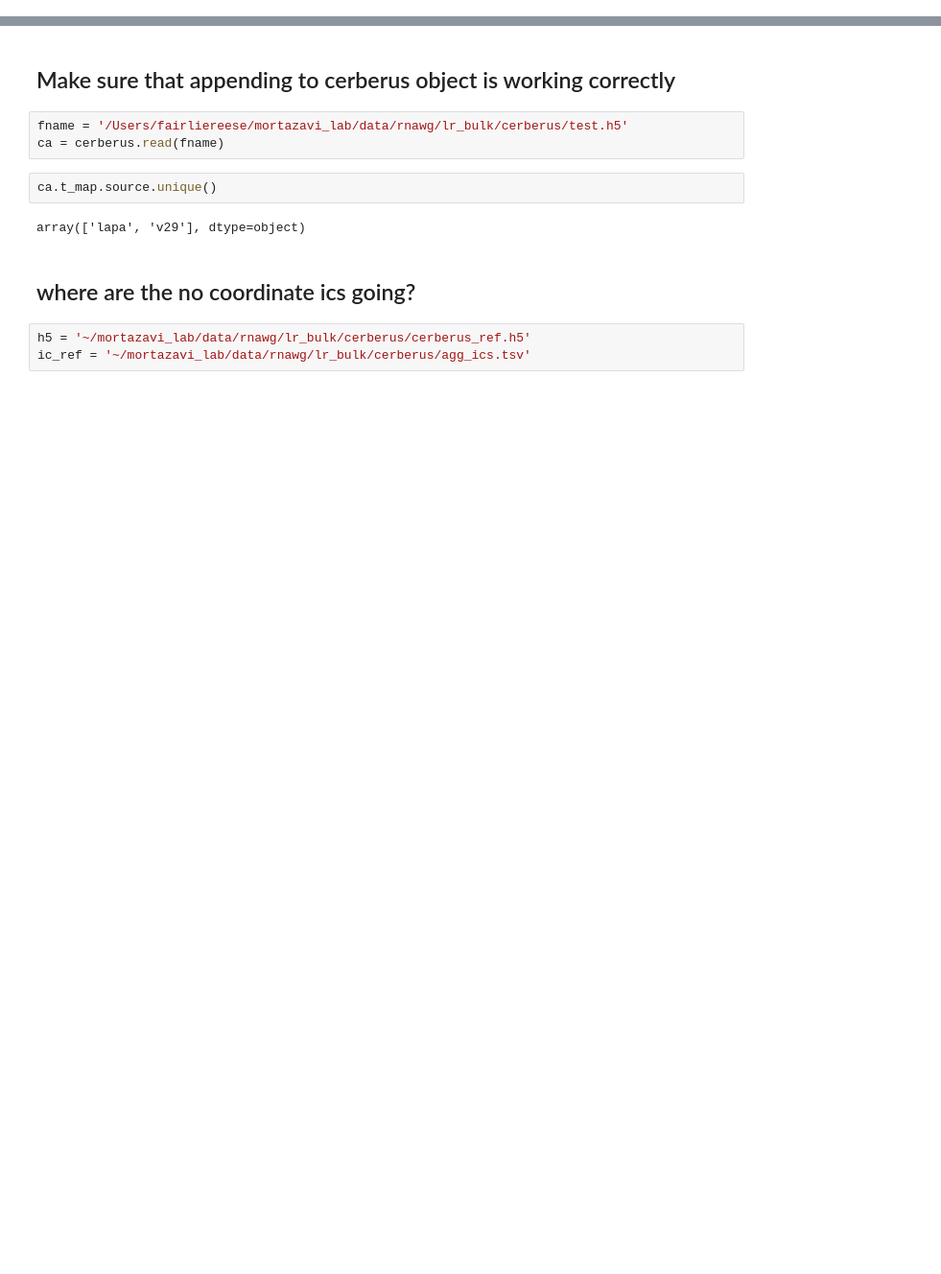
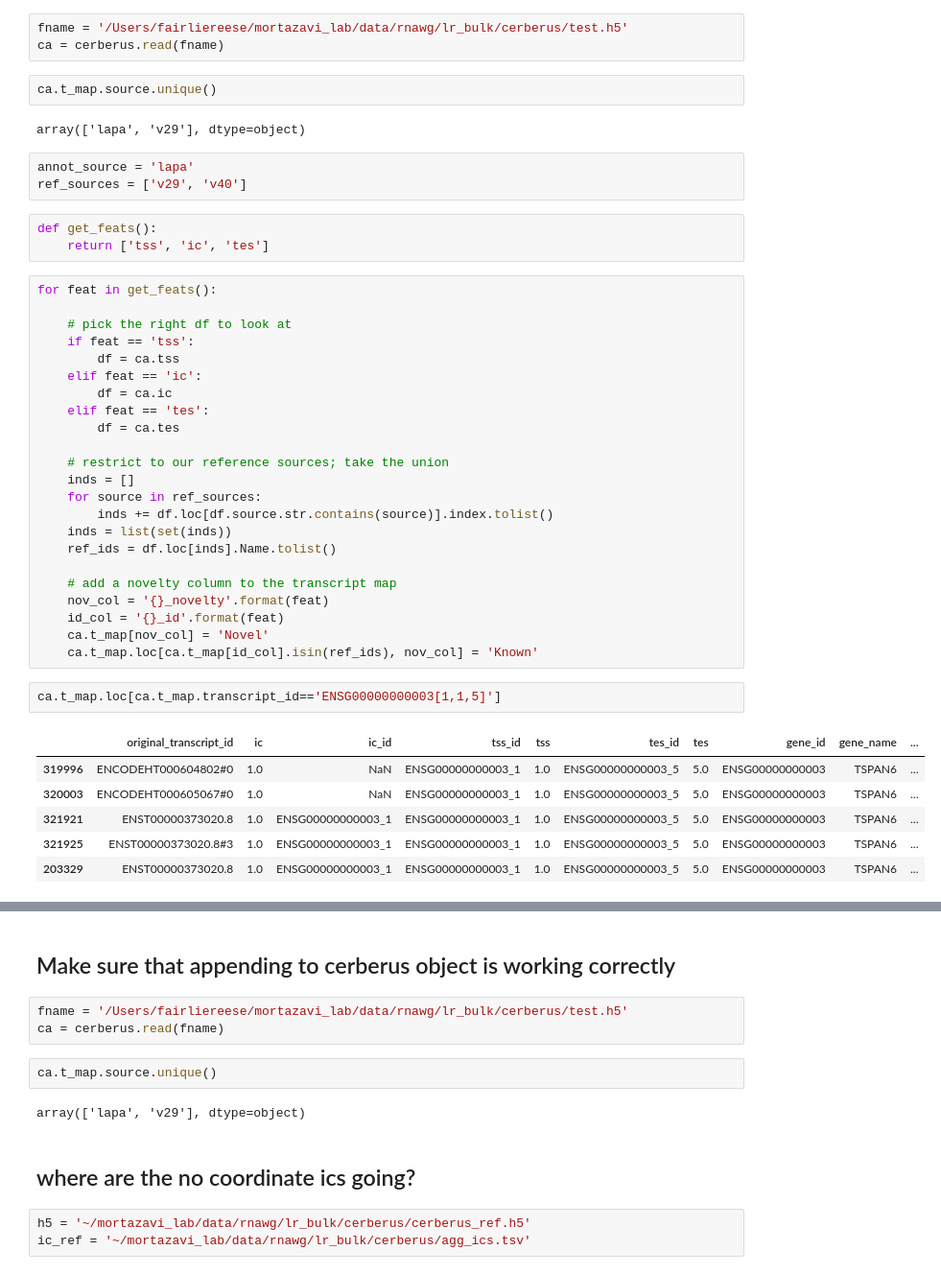
Before and after one commit to mortazavilab/cerberus, a Jupyter notebook: 220412_dev.ipynb, the cells around one changed output, grey strips where cells are left out. Shown at 96% size. Saved outputs shown, nothing was run; the diff lists cells and outputs as text; blank space fills up the shorter version.

```diff
--- a/220412_dev.ipynb
+++ b/220412_dev.ipynb
@@ -7,0 +11,45 @@ import cerberus
+# %%
+fname = '/Users/fairliereese/mortazavi_lab/data/rnawg/lr_bulk/cerberus/test.h5'
+ca = cerberus.read(fname)
+# %%
+ca.t_map.source.unique()
+# %% [output]
+array(['lapa', 'v29'], dtype=object)
+# %%
+annot_source = 'lapa'
+ref_sources = ['v29', 'v40']
+# %%
+def get_feats():
+    return ['tss', 'ic', 'tes']
+# %%
+for feat in get_feats():
+
+    # pick the right df to look at
+    if feat == 'tss':
+        df = ca.tss
+    elif feat == 'ic':
+        df = ca.ic
+    elif feat == 'tes':
+        df = ca.tes
+
+    # restrict to our reference sources; take the union
+    inds = []
+    for source in ref_sources:
+        inds += df.loc[df.source.str.contains(source)].index.tolist()
+    inds = list(set(inds))
+    ref_ids = df.loc[inds].Name.tolist()
+
+    # add a novelty column to the transcript map
+    nov_col = '{}_novelty'.format(feat)
+    id_col = '{}_id'.format(feat)
+    ca.t_map[nov_col] = 'Novel'
+    ca.t_map.loc[ca.t_map[id_col].isin(ref_ids), nov_col] = 'Known'
+# %%
+ca.t_map.loc[ca.t_map.transcript_id=='ENSG00000000003[1,1,5]']
+# %% [output]
+|  | original_transcript_id | ic | ic_id | tss_id | tss | tes_id | tes | gene_id | gene_name | ... |
+| 319996 | ENCODEHT000604802#0 | 1.0 | NaN | ENSG00000000003_1 | 1.0 | ENSG00000000003_5 | 5.0 | ENSG00000000003 | TSPAN6 | ... |
+| 320003 | ENCODEHT000605067#0 | 1.0 | NaN | ENSG00000000003_1 | 1.0 | ENSG00000000003_5 | 5.0 | ENSG00000000003 | TSPAN6 | ... |
+| 321921 | ENST00000373020.8 | 1.0 | ENSG00000000003_1 | ENSG00000000003_1 | 1.0 | ENSG00000000003_5 | 5.0 | ENSG00000000003 | TSPAN6 | ... |
+| 321925 | ENST00000373020.8#3 | 1.0 | ENSG00000000003_1 | ENSG00000000003_1 | 1.0 | ENSG00000000003_5 | 5.0 | ENSG00000000003 | TSPAN6 | ... |
+| 203329 | ENST00000373020.8 | 1.0 | ENSG00000000003_1 | ENSG00000000003_1 | 1.0 | ENSG00000000003_5 | 5.0 | ENSG00000000003 | TSPAN6 | ... |
```
Also changed, not shown: parts of 11 cells of this notebook, 3 other files.
